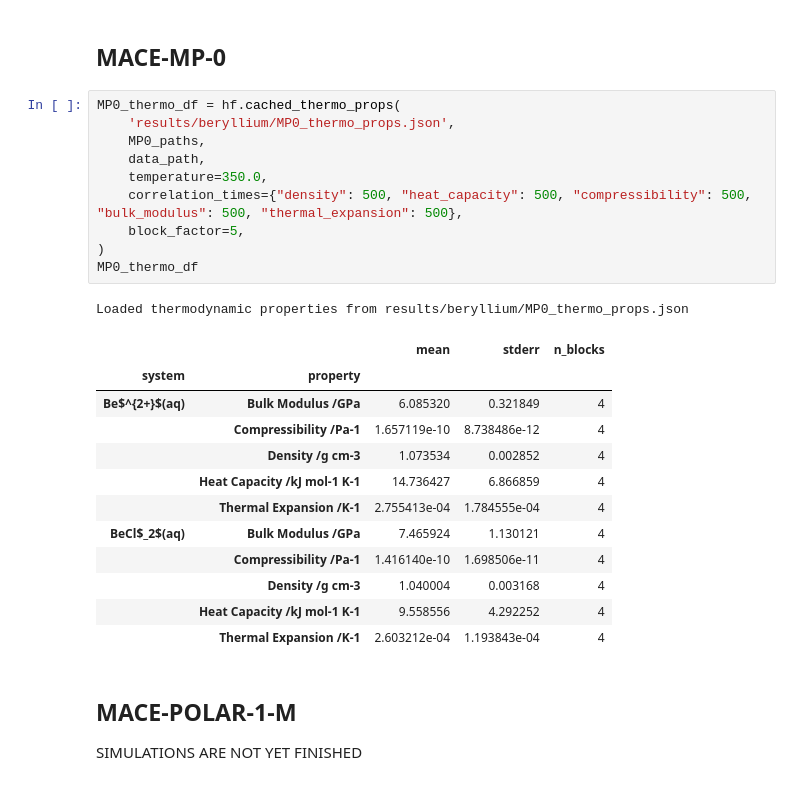
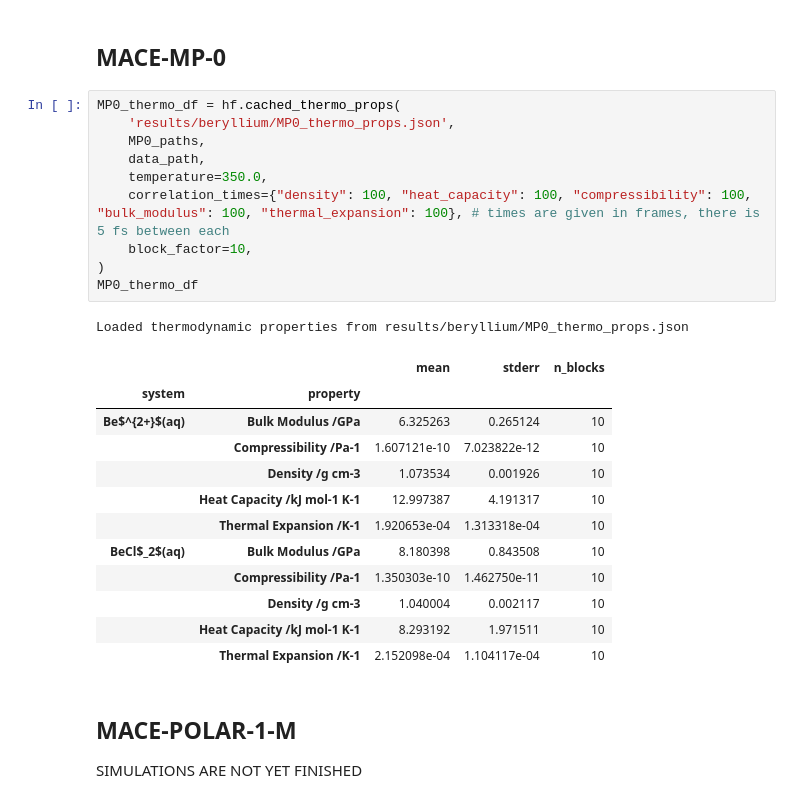
Before and after one commit to viktorsvahn/water, a Jupyter notebook: beryllium.ipynb, the cells around one changed output. Cells and saved outputs as stored; diff of their text form.

Commit message:
Fixed correlation times since they are sepcified as number of frames, not in fs.

```diff
--- a/beryllium.ipynb
+++ b/beryllium.ipynb
@@ -169,27 +169,27 @@ BeCl$_2$(aq)
 # %%
 MP0_thermo_df = hf.cached_thermo_props(
     'results/beryllium/MP0_thermo_props.json',
     MP0_paths,
     data_path,
     temperature=350.0,
-    correlation_times={"density": 500, "heat_capacity": 500, "compressibility": 500, "bulk_modulus": 500, "thermal_expansion": 500},
-    block_factor=5,
+    correlation_times={"density": 100, "heat_capacity": 100, "compressibility": 100, "bulk_modulus": 100, "thermal_expansion": 100}, # times are given in frames, there is 5 fs between each
+    block_factor=10,
 )
 MP0_thermo_df
 # %% [output]
 Loaded thermodynamic properties from results/beryllium/MP0_thermo_props.json
 |  |  | mean | stderr | n_blocks |
 | system | property |  |  |  |
-| Be$^{2+}$(aq) | Bulk Modulus /GPa | 6.085320 | 0.321849 | 4 |
-|  | Compressibility /Pa-1 | 1.657119e-10 | 8.738486e-12 | 4 |
-|  | Density /g cm-3 | 1.073534 | 0.002852 | 4 |
-|  | Heat Capacity /kJ mol-1 K-1 | 14.736427 | 6.866859 | 4 |
-|  | Thermal Expansion /K-1 | 2.755413e-04 | 1.784555e-04 | 4 |
-| BeCl$_2$(aq) | Bulk Modulus /GPa | 7.465924 | 1.130121 | 4 |
-|  | Compressibility /Pa-1 | 1.416140e-10 | 1.698506e-11 | 4 |
-|  | Density /g cm-3 | 1.040004 | 0.003168 | 4 |
-|  | Heat Capacity /kJ mol-1 K-1 | 9.558556 | 4.292252 | 4 |
-|  | Thermal Expansion /K-1 | 2.603212e-04 | 1.193843e-04 | 4 |
+| Be$^{2+}$(aq) | Bulk Modulus /GPa | 6.325263 | 0.265124 | 10 |
+|  | Compressibility /Pa-1 | 1.607121e-10 | 7.023822e-12 | 10 |
+|  | Density /g cm-3 | 1.073534 | 0.001926 | 10 |
+|  | Heat Capacity /kJ mol-1 K-1 | 12.997387 | 4.191317 | 10 |
+|  | Thermal Expansion /K-1 | 1.920653e-04 | 1.313318e-04 | 10 |
+| BeCl$_2$(aq) | Bulk Modulus /GPa | 8.180398 | 0.843508 | 10 |
+|  | Compressibility /Pa-1 | 1.350303e-10 | 1.462750e-11 | 10 |
+|  | Density /g cm-3 | 1.040004 | 0.002117 | 10 |
+|  | Heat Capacity /kJ mol-1 K-1 | 8.293192 | 1.971511 | 10 |
+|  | Thermal Expansion /K-1 | 2.152098e-04 | 1.104117e-04 | 10 |
 # %% [markdown]
 ## MACE-POLAR-1-M
 SIMULATIONS ARE NOT YET FINISHED
```
Also changed, not shown: parts of 5 cells of this notebook.
